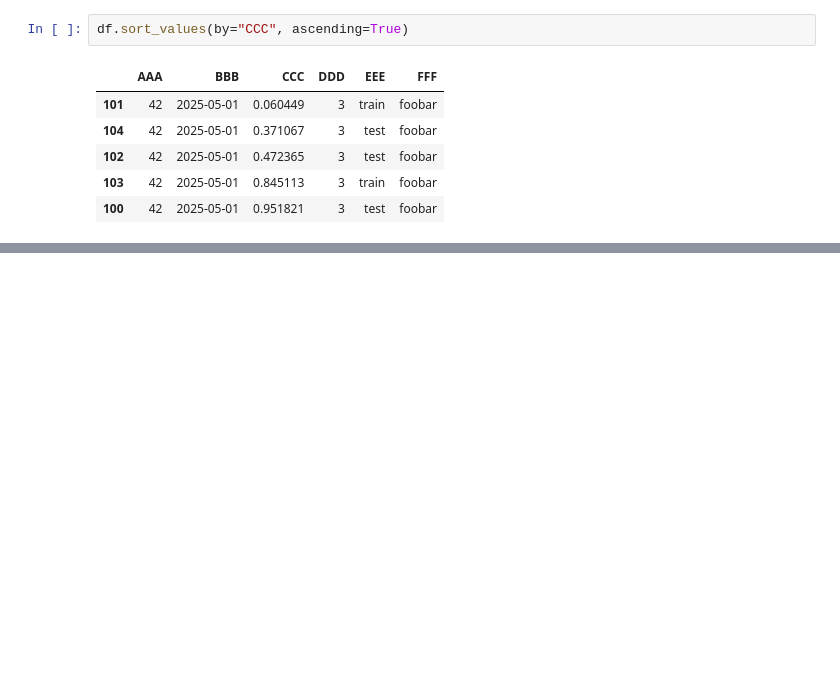
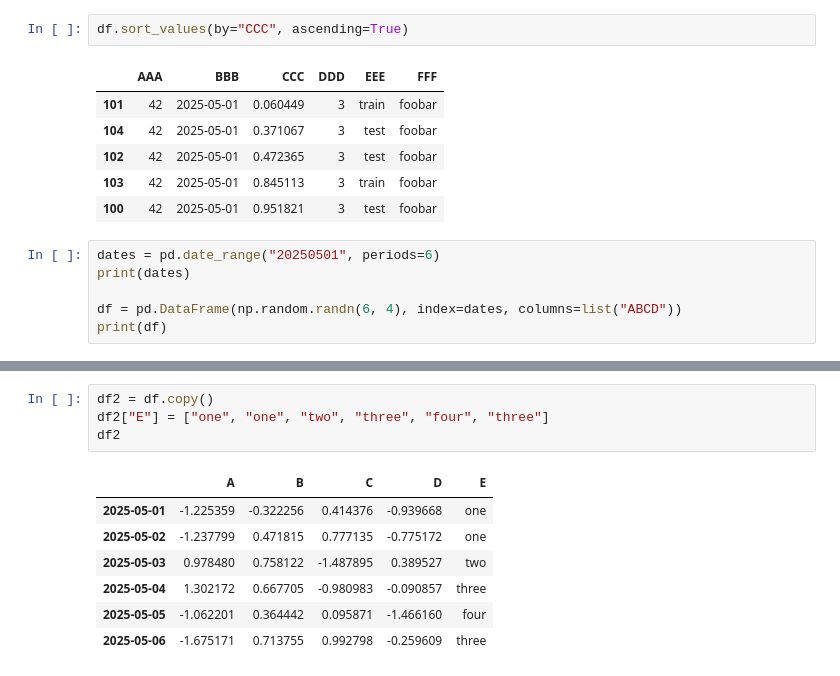
Before and after one commit to oleg0x/Python_libraries_examples, a Jupyter notebook: pandas_basics.ipynb, the cells around one changed output, grey strips where cells are left out. Drawn from its saved outputs; the diff is of its cells as text; blank space fills up the shorter version.

```diff
--- a/pandas_basics.ipynb
+++ b/pandas_basics.ipynb
@@ -170,3 +170,9 @@ df.sort_values(by="CCC", ascending=True)
 | 102 | 42 | 2025-05-01 | 0.472365 | 3 | test | foobar |
 | 103 | 42 | 2025-05-01 | 0.845113 | 3 | train | foobar |
 | 100 | 42 | 2025-05-01 | 0.951821 | 3 | test | foobar |
+# %%
+dates = pd.date_range("20250501", periods=6)
+print(dates)
+
+df = pd.DataFrame(np.random.randn(6, 4), index=dates, columns=list("ABCD"))
+print(df)
@@ -172,0 +278,12 @@ df.sort_values(by="CCC", ascending=True)
+# %%
+df2 = df.copy()
+df2["E"] = ["one", "one", "two", "three", "four", "three"]
+df2
+# %% [output]
+|  | A | B | C | D | E |
+| 2025-05-01 | -1.225359 | -0.322256 | 0.414376 | -0.939668 | one |
+| 2025-05-02 | -1.237799 | 0.471815 | 0.777135 | -0.775172 | one |
+| 2025-05-03 | 0.978480 | 0.758122 | -1.487895 | 0.389527 | two |
+| 2025-05-04 | 1.302172 | 0.667705 | -0.980983 | -0.090857 | three |
+| 2025-05-05 | -1.062201 | 0.364442 | 0.095871 | -1.466160 | four |
+| 2025-05-06 | -1.675171 | 0.713755 | 0.992798 | -0.259609 | three |
```
Also changed, not shown: parts of 24 cells of this notebook.
